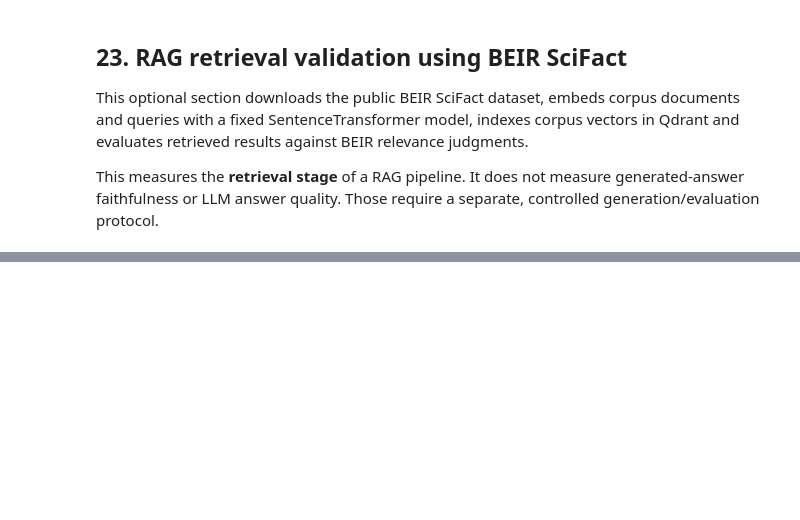
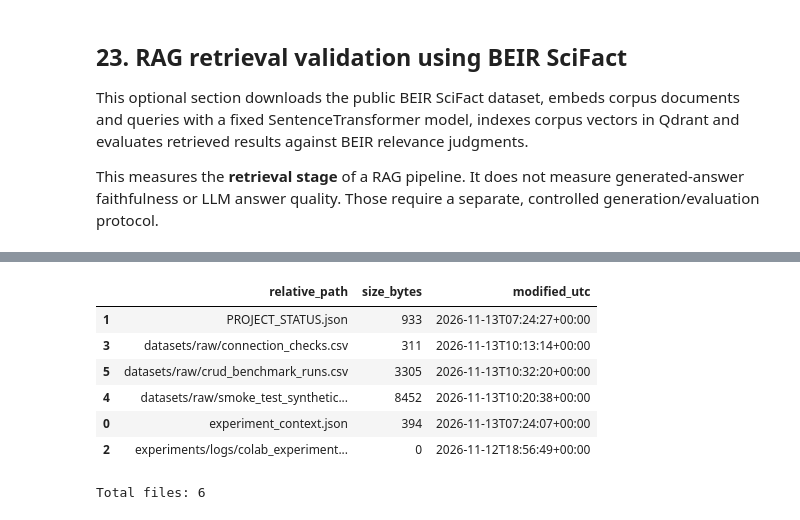
Before and after one commit to hitenBhurani07/nosql-rag-research, a Jupyter notebook: notebooks/NoSQL_RAG_Implementation_Colab.ipynb, the cells around one changed output, grey strips where cells are left out. Cells and saved outputs as stored; diff of their text form; code cells hidden in the pictures; blank space fills up the shorter version.

```diff
--- a/notebooks/NoSQL_RAG_Implementation_Colab.ipynb
+++ b/notebooks/NoSQL_RAG_Implementation_Colab.ipynb
@@ -863,8 +1006,6 @@ Only workload features that were actually varied and recorded in the default CRU
 The target is the measured best-store label. Do not add p95 latency, throughput or any derived label metric to the model input: that would leak the answer into the features.
 # %%
 from nosql_rag.features import DEFAULT_FEATURE_COLUMNS, grouped_train_test_split, prepare_ml_dataset
-
-FEATURE_COLUMNS = list(DEFAULT_FEATURE_COLUMNS)
 
 if not labelled_dataset.empty:
     model_data, X, y, groups = prepare_ml_dataset(labelled_dataset, feature_columns=FEATURE_COLUMNS)
@@ -886,7 +1029,7 @@ from nosql_rag.models import train_and_compare_models
 
 if RUN_ML_TRAINING and not labelled_dataset.empty:
     fitted_models, model_predictions, model_metrics, best_model_name = train_and_compare_models(
-        X_train, y_train, X_test, y_test, random_state=RANDOM_SEED
+        X_train, X_test, y_train, y_test, random_state=RANDOM_SEED
     )
     best_model = fitted_models[best_model_name]
     display(model_metrics)
@@ -1060,25 +1207 @@ This experiment evaluates multi-hop graph neighbor traversal ($k$-hop traversal
-# %%
-from nosql_rag.benchmarking import benchmark_neo4j_graph_traversal
-
-if RUN_NEO4J_GRAPH_PILOT:
-    print("Executing native Neo4j multi-hop graph traversal benchmark...")
-    if not all([db_config.neo4j_uri, db_config.neo4j_username, db_config.neo4j_password]):
-        raise RuntimeError("Neo4j is not configured in db_config. Please set NEO4J_URI, NEO4J_USERNAME, and NEO4J_PASSWORD.")
-
-    graph_res = benchmark_neo4j_graph_traversal(
-        db_config=db_config,
-        n_nodes=200,
-        n_edges=600,
-        n_queries=100,
-        depth=2,
-        seed=RANDOM_SEED,
-        cleanup=CLEANUP_AFTER_RUN,
-    )
-    display(pd.DataFrame([graph_res]))
-    graph_out = DIRS["raw"] / "neo4j_graph_traversal_runs.json"
-    with open(graph_out, "w") as f:
-        json.dump(graph_res, f, indent=2)
-    print(f"Neo4j graph traversal benchmark completed. Saved to: {graph_out}")
-else:
-    print("Neo4j graph traversal pilot is OFF. Set RUN_NEO4J_GRAPH_PILOT = True in Cell 4 to execute.")
 # %% [markdown]
@@ -1156,18 +1299,40 @@ print(json.dumps(status_manifest, indent=2))
 # %%
+from pathlib import Path
+from datetime import datetime, timezone
+import pandas as pd
+
+# Dynamic fallback for PROJECT_DIR if not defined in local memory namespace
+try:
+    PROJECT_DIR
+except NameError:
+    PROJECT_DIR = Path("/content/drive/MyDrive/ML_Driven_NoSQL_RAG_Research")
+    if not PROJECT_DIR.exists():
+        PROJECT_DIR = Path("/content/ML_Driven_NoSQL_RAG_Research")
+    print(f"PROJECT_DIR was not defined. Using fallback path: {PROJECT_DIR}")
+
 def create_artifact_manifest(root=PROJECT_DIR):
     rows=[]
     for path in Path(root).rglob("*"):
         if path.is_file() and path.name not in {"artifact_manifest.csv"}:
             stat=path.stat()
             rows.append({"relative_path":str(path.relative_to(root)),"size_bytes":stat.st_size,
                          "modified_utc":datetime.fromtimestamp(stat.st_mtime,timezone.utc).isoformat()})
     manifest=pd.DataFrame(rows).sort_values("relative_path") if rows else pd.DataFrame(columns=["relative_path","size_bytes","modified_utc"])
     manifest.to_csv(Path(root)/"artifact_manifest.csv",index=False)
     return manifest
 
 artifact_manifest=create_artifact_manifest()
 display(artifact_manifest.head(30))
 print("Total files:",len(artifact_manifest))
+# %% [output]
+|  | relative_path | size_bytes | modified_utc |
+| 1 | PROJECT_STATUS.json | 933 | 2026-11-13T07:24:27+00:00 |
+| 3 | datasets/raw/connection_checks.csv | 311 | 2026-11-13T10:13:14+00:00 |
+| 5 | datasets/raw/crud_benchmark_runs.csv | 3305 | 2026-11-13T10:32:20+00:00 |
+| 4 | datasets/raw/smoke_test_synthetic... | 8452 | 2026-11-13T10:20:38+00:00 |
+| 0 | experiment_context.json | 394 | 2026-11-13T07:24:07+00:00 |
+| 2 | experiments/logs/colab_experiment... | 0 | 2026-11-12T18:56:49+00:00 |
+Total files: 6
 # %%
 import shutil
 
```
Also changed, not shown: parts of 45 cells of this notebook.
